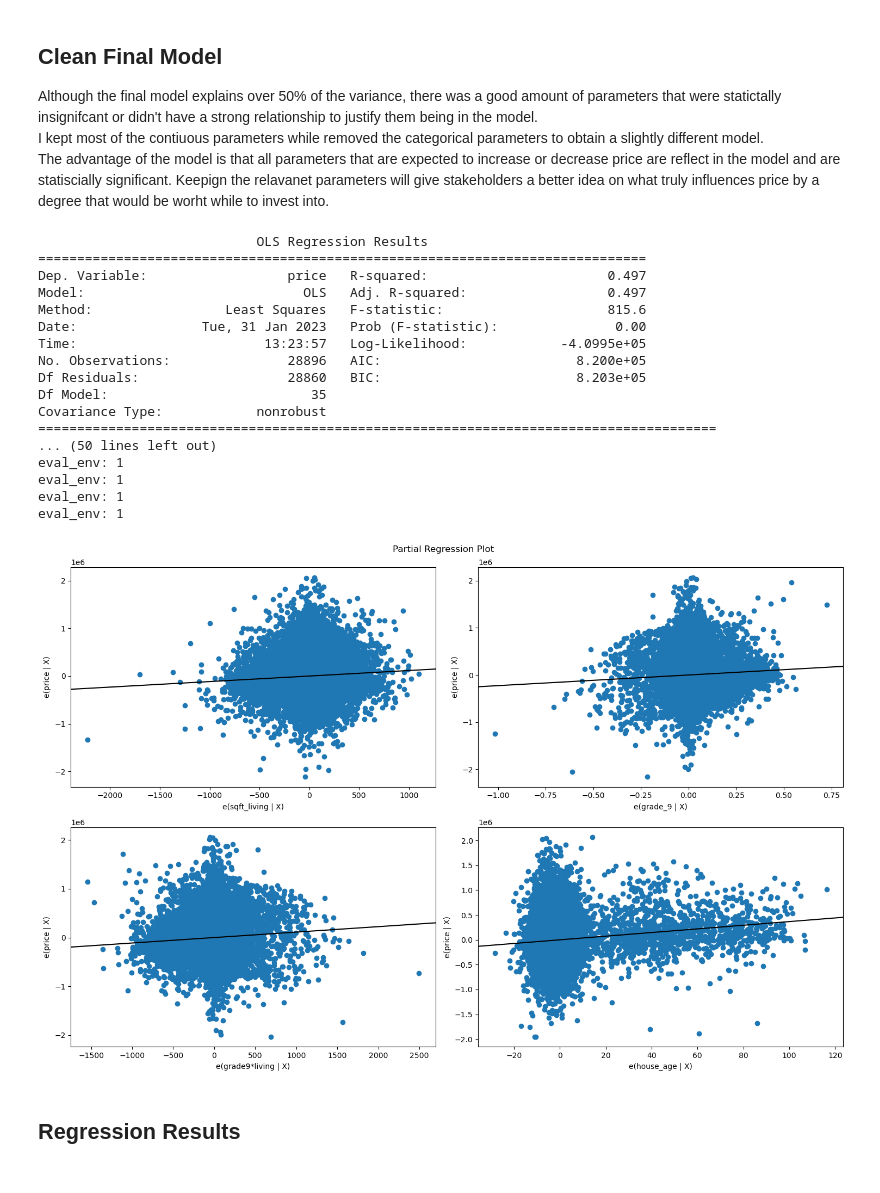
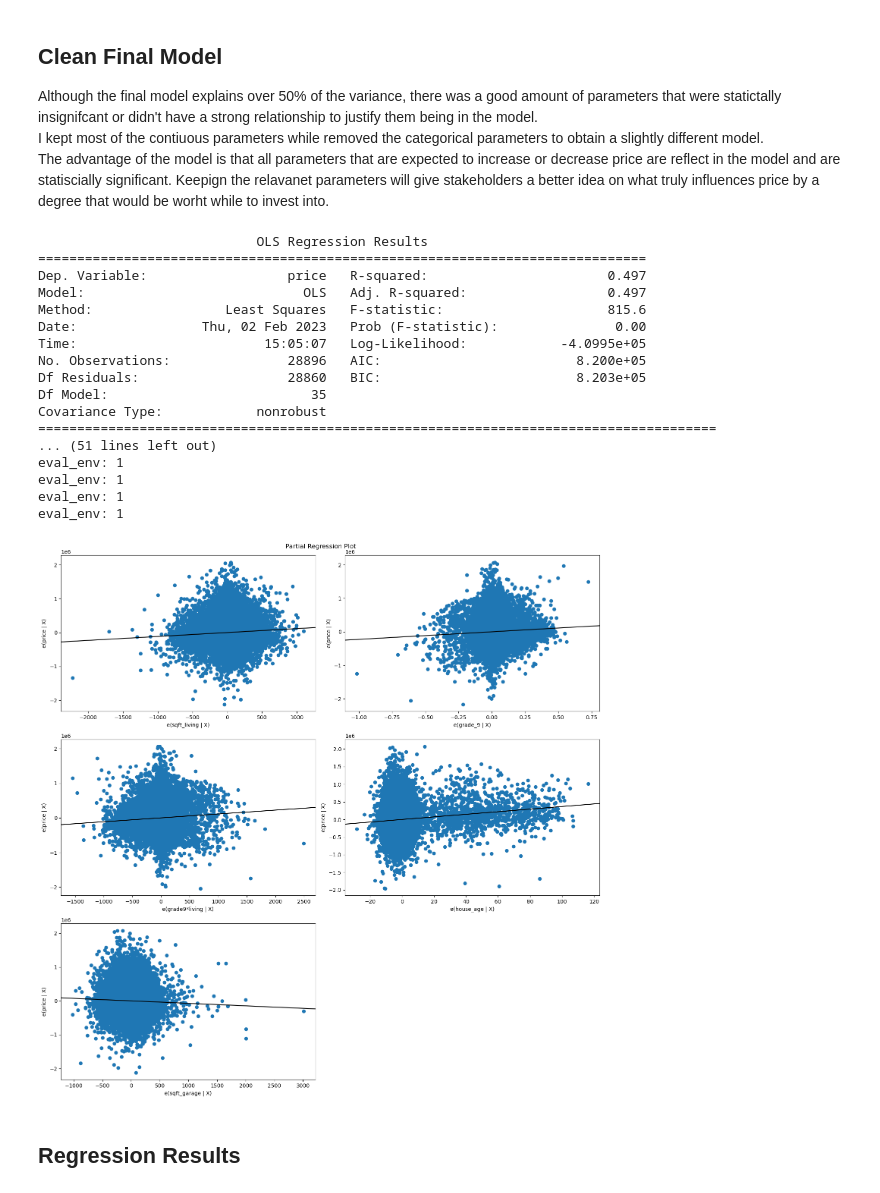
Before and after one commit to Tommyphung1/King-County-Feature-Regression, a Jupyter notebook: house_notebook.ipynb, the cells around one changed output. Saved outputs shown, nothing was run; the diff lists cells and outputs as text; code cells hidden in the pictures.

```diff
--- a/house_notebook.ipynb
+++ b/house_notebook.ipynb
@@ -422,39 +425,39 @@ X = df_final[['sqft_living','floors',
        'greenbelt_YES', 'view_AVERAGE', 'view_EXCELLENT',
        'view_GOOD', 'view_other', 'condition_Good', 'condition_Very Good',
         'grade_10', 'grade_11', 'grade_12', 'grade_13',
        'grade_3', 'grade_4', 'grade_5', 'grade_6', 'grade_8',
        'grade_9', 'heat_source_Gas',
        'heat_source_other', 'sewer_system_PUBLIC',
        'grade4*living', 'grade5*living', 'grade6*living',
        'grade8*living', 'grade9*living', 'grade10*living', 'grade11*living',
        'grade13*living']]
 y = df_final['price']
 model_final_2 = sm.OLS(y, sm.add_constant(X))
 result_final_2 = model_final_2.fit()
 print(result_final_2.summary())
 
-fig = plt.figure(figsize=(15,10));
-sm.graphics.plot_partregress_grid(result_final_2, exog_idx=['sqft_living', 'grade_9', 'grade9*living','house_age' ], fig= fig);
+fig = plt.figure(figsize=(15,15));
+sm.graphics.plot_partregress_grid(result_final_2, exog_idx=['sqft_living', 'grade_9', 'grade9*living','house_age','sqft_garage' ], fig= fig);
 plt.tight_layout();
 # %% [output]
                             OLS Regression Results
 ==============================================================================
 Dep. Variable:                  price   R-squared:                       0.497
 Model:                            OLS   Adj. R-squared:                  0.497
 Method:                 Least Squares   F-statistic:                     815.6
-Date:                Tue, 31 Jan 2023   Prob (F-statistic):               0.00
-Time:                        13:23:57   Log-Likelihood:            -4.0995e+05
+Date:                Thu, 02 Feb 2023   Prob (F-statistic):               0.00
+Time:                        15:05:07   Log-Likelihood:            -4.0995e+05
 No. Observations:               28896   AIC:                         8.200e+05
 Df Residuals:                   28860   BIC:                         8.203e+05
 Df Model:                          35
 Covariance Type:            nonrobust
 =======================================================================================
-... (50 lines left out)
+... (51 lines left out)
 eval_env: 1
 eval_env: 1
 eval_env: 1
 eval_env: 1
-[figure, old version]
+[figure, new version]
 # %% [markdown]
 ## Regression Results
 # %% [markdown]
```
Also changed, not shown: parts of 16 cells of this notebook, 2 other files.
